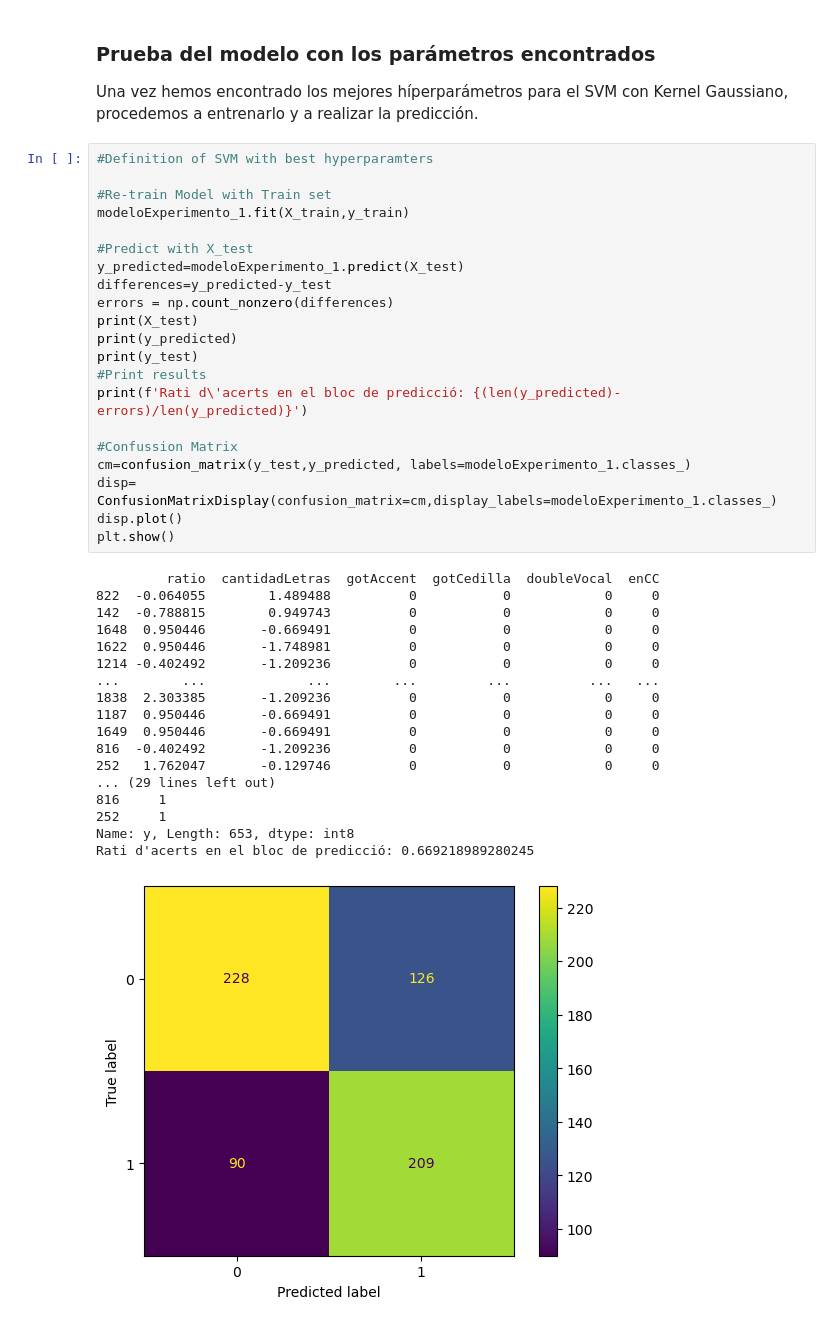
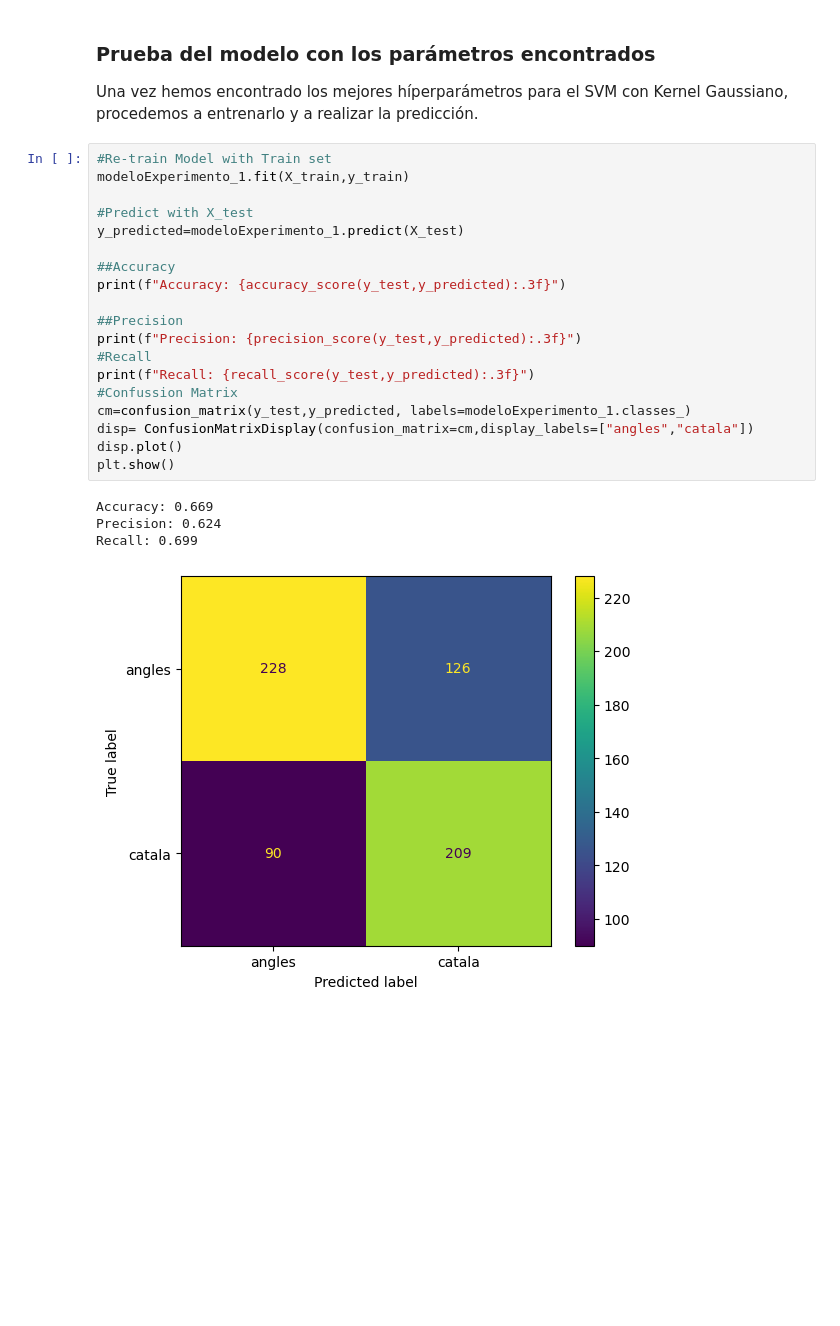
Before and after one commit to JaumeJulia/aprenentatge_automatic_2223, a Jupyter notebook: Practica1/Documentacion.ipynb, the cells around one changed output. Saved outputs shown, nothing was run; the diff lists cells and outputs as text; blank space fills up the shorter version.

Commit message:
First Experiment Done

```diff
--- a/Practica1/Documentacion.ipynb
+++ b/Practica1/Documentacion.ipynb
@@ -265,42 +264,26 @@ SVC(C=1, gamma=1, max_iter=1000)
 
 Una vez hemos encontrado los mejores híperparámetros para el SVM con Kernel Gaussiano, procedemos a entrenarlo y a realizar la predicción.
 # %%
-#Definition of SVM with best hyperparamters
-
 #Re-train Model with Train set
 modeloExperimento_1.fit(X_train,y_train)
 
 #Predict with X_test
 y_predicted=modeloExperimento_1.predict(X_test)
-differences=y_predicted-y_test
-errors = np.count_nonzero(differences)
-print(X_test)
-print(y_predicted)
-print(y_test)
-#Print results
-print(f'Rati d\'acerts en el bloc de predicció: {(len(y_predicted)-errors)/len(y_predicted)}')
 
+##Accuracy
+print(f"Accuracy: {accuracy_score(y_test,y_predicted):.3f}")
+
+##Precision
+print(f"Precision: {precision_score(y_test,y_predicted):.3f}")
+#Recall
+print(f"Recall: {recall_score(y_test,y_predicted):.3f}")
 #Confussion Matrix
 cm=confusion_matrix(y_test,y_predicted, labels=modeloExperimento_1.classes_)
-disp= ConfusionMatrixDisplay(confusion_matrix=cm,display_labels=modeloExperimento_1.classes_)
+disp= ConfusionMatrixDisplay(confusion_matrix=cm,display_labels=["angles","catala"])
 disp.plot()
 plt.show()
 # %% [output]
-         ratio  cantidadLetras  gotAccent  gotCedilla  doubleVocal  enCC
-822  -0.064055        1.489488          0           0            0     0
-142  -0.788815        0.949743          0           0            0     0
-1648  0.950446       -0.669491          0           0            0     0
-1622  0.950446       -1.748981          0           0            0     0
-1214 -0.402492       -1.209236          0           0            0     0
-...        ...             ...        ...         ...          ...   ...
-1838  2.303385       -1.209236          0           0            0     0
-1187  0.950446       -0.669491          0           0            0     0
-1649  0.950446       -0.669491          0           0            0     0
-816  -0.402492       -1.209236          0           0            0     0
-252   1.762047       -0.129746          0           0            0     0
-... (29 lines left out)
-816     1
-252     1
-Name: y, Length: 653, dtype: int8
-Rati d'acerts en el bloc de predicció: 0.669218989280245
+Accuracy: 0.669
+Precision: 0.624
+Recall: 0.699
-[figure, old version]
+[figure, new version]
```
Also changed, not shown: parts of 2 cells of this notebook.
